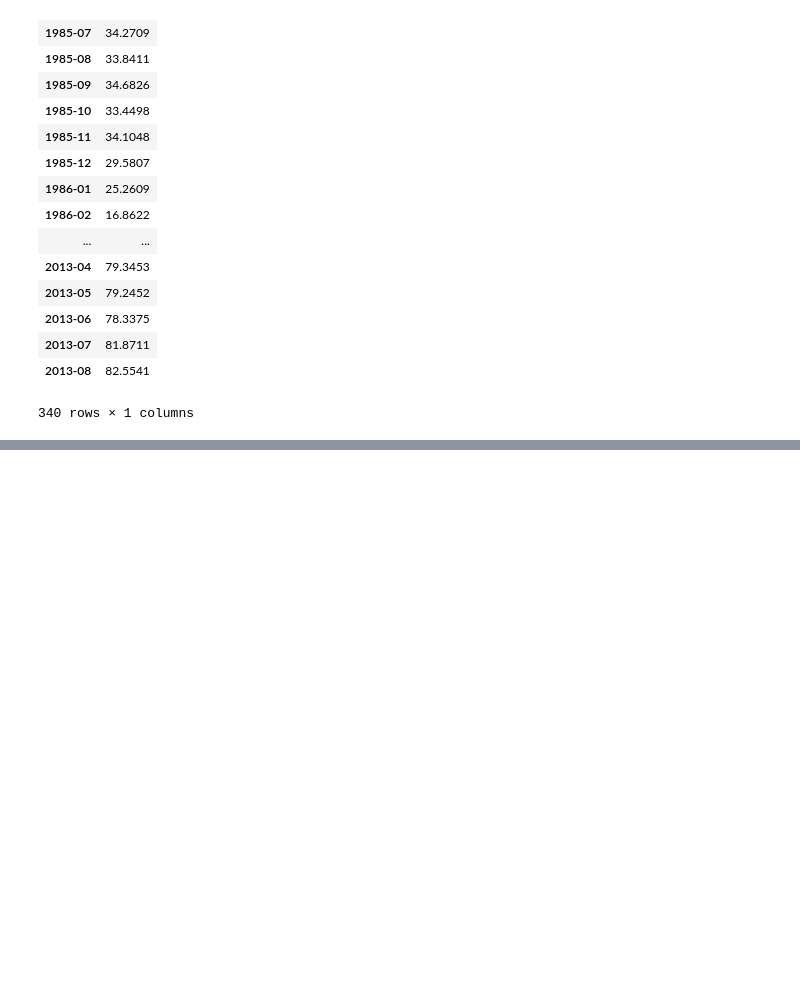
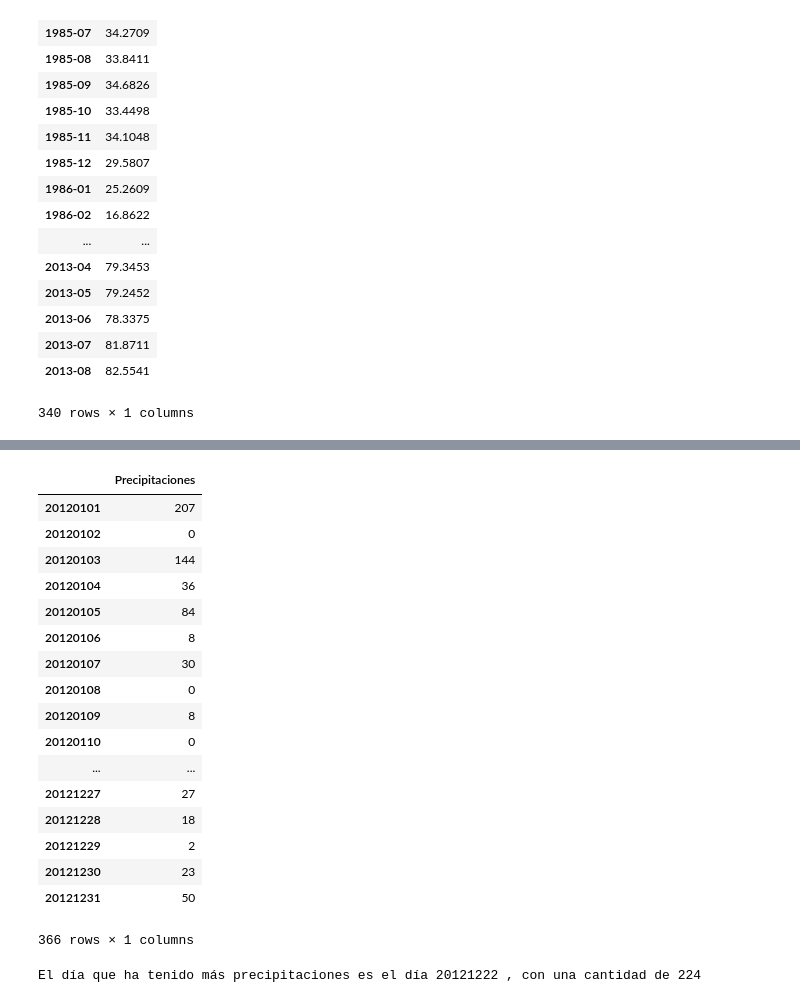
Before and after one commit to rdaton/dataPython, a Jupyter notebook: pizarra6.ipynb, the cells around one changed output, grey strips where cells are left out. Drawn from its saved outputs; the diff is of its cells as text; code cells hidden in the pictures; blank space fills up the shorter version.

```diff
--- a/pizarra6.ipynb
+++ b/pizarra6.ipynb
@@ -84,0 +85,32 @@ frame1.join(frame2,on='Precio', how='outer', lsuffix='_left', rsuffix='_right')
+# %%
+import pandas as pd
+nombres=['Precipitaciones']
+datos2=pd.DataFrame(pd.read_csv('rotterdam_rainfall.txt', names=nombres,  index_col = 0))
+otraMascara=datos2.Precipitaciones==-1
+datos2[otraMascara]=0
+datos2
+# %% [output]
+|  | Precipitaciones |
+| 20120101 | 207 |
+| 20120102 | 0 |
+| 20120103 | 144 |
+| 20120104 | 36 |
+| 20120105 | 84 |
+| 20120106 | 8 |
+| 20120107 | 30 |
+| 20120108 | 0 |
+| 20120109 | 8 |
+| 20120110 | 0 |
+| ... | ... |
+| 20121227 | 27 |
+| 20121228 | 18 |
+| 20121229 | 2 |
+| 20121230 | 23 |
+| 20121231 | 50 |
+366 rows × 1 columns
+# %%
+indice=datos2['Precipitaciones'].idxmax()
+valor=datos2.loc[datos2['Precipitaciones'].idxmax()]
+print ("El día que ha tenido más precipitaciones es el día %d , con una cantidad de %d" %(indice, valor))
+# %% [output]
+El día que ha tenido más precipitaciones es el día 20121222 , con una cantidad de 224
```
Also changed, not shown: parts of 2 cells of this notebook, 2 other files.
